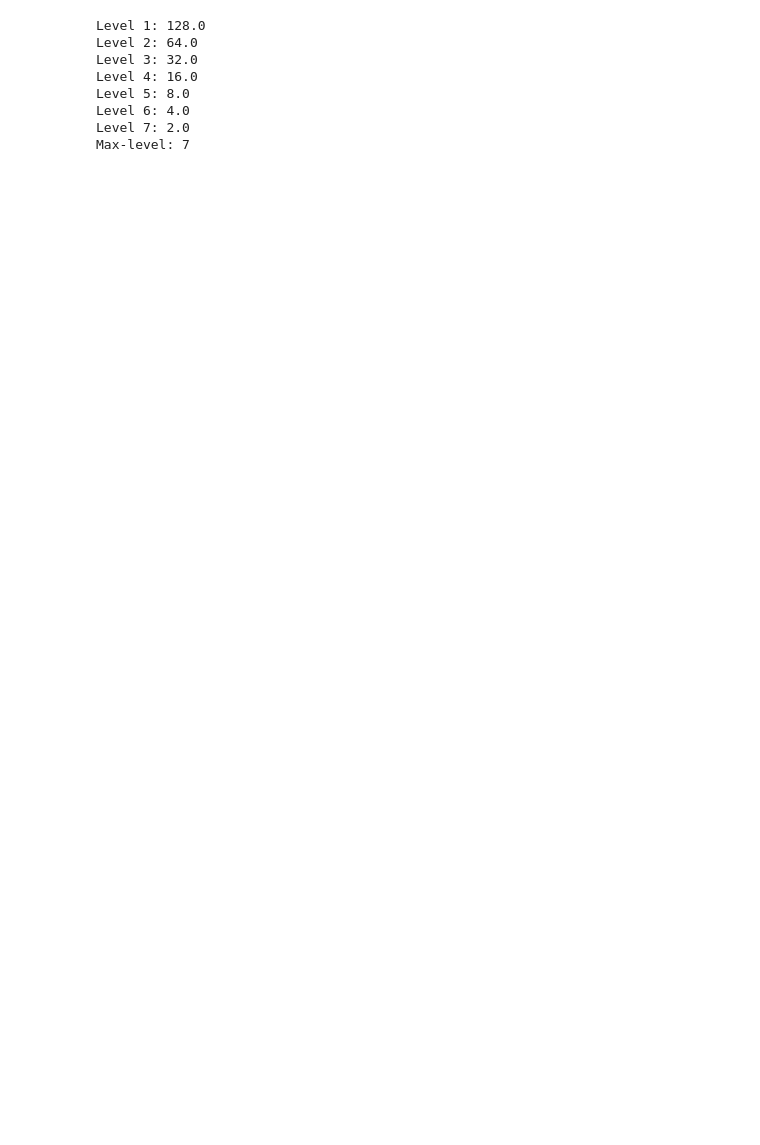
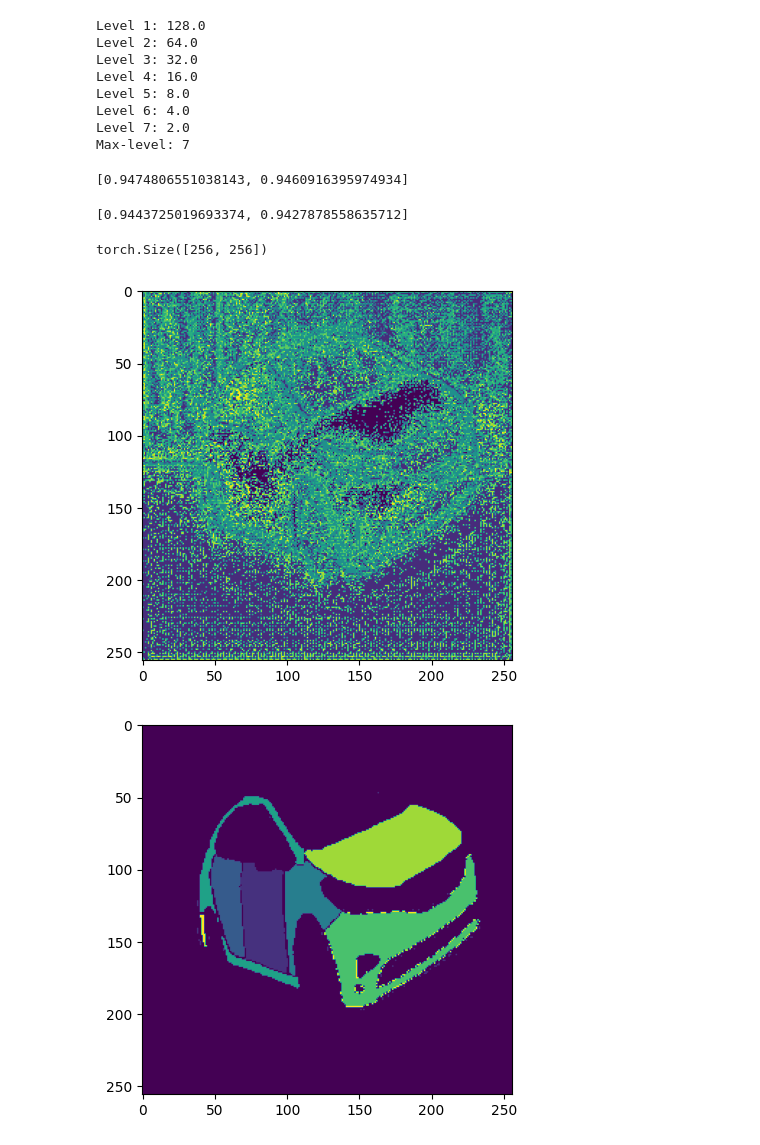
Before and after one commit to MikkelDitlevOlsen1/Deep-Learning, a Jupyter notebook: pytorch-dice.ipynb, the cells around one changed output. Cells and saved outputs as stored; diff of their text form; code cells hidden in the pictures; blank space fills up the shorter version.

```diff
--- a/pytorch-dice.ipynb
+++ b/pytorch-dice.ipynb
@@ -768,8 +769,8 @@ class batches(data.Dataset):
         return math.ceil(len(self.x) / self.batch_size)
 
     def __getitem__(self, idx):
-        batch_x = torch.unsqueeze(self.x[idx],0)
-        batch_y = torch.unsqueeze(self.y[idx],0)
+        batch_x = self.x[idx]
+        batch_y = self.y[idx]
 
         return batch_x.type(self.inputs_dtype),batch_y.type(self.inputs_dtype)
 # %%
@@ -788,7 +804,7 @@ else:
 # model
 model = UNet(in_channels=3,
              out_channels=9,
-             n_blocks=4,
+             n_blocks=5,
              start_filters=32,
              activation='relu',
              normalization='batch',
@@ -819,7 +840,14 @@ training_losses, validation_losses, lr_rates = trainer.run_trainer()
 # %%
 print(training_losses)
+# %% [output]
+[0.9474806551038143, 0.9460916395974934]
 # %%
 print(validation_losses)
+# %% [output]
+[0.9443725019693374, 0.9427878558635712]
 # %%
 with torch.no_grad():
-        out = model(testdata[0][0])
+        out = model(testdata[1][0])
+torch.argmax(out,dim=1)[0].shape
+# %% [output]
+torch.Size([256, 256])
@@ -832,3 +854,9 @@ b = test_y[0]
 # %%
-plt.imshow(out[])
+plt.imshow(torch.argmax(out,dim=1)[0])
 plt.show()
+#true
+plt.imshow(test_y[1])
+plt.show()
+# %% [output]
+[figure, added]
+[figure, added]
```
Also changed, not shown: parts of 5 cells of this notebook, 1 other file.
